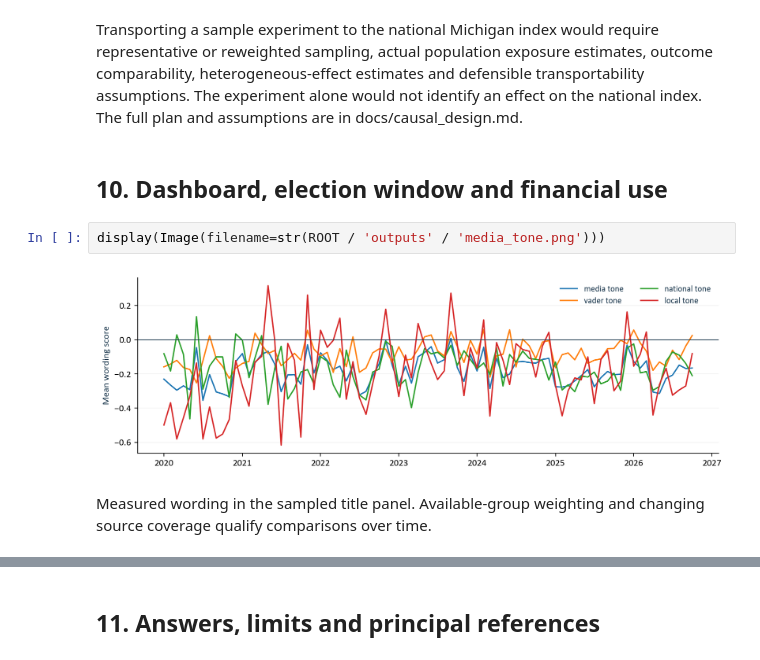
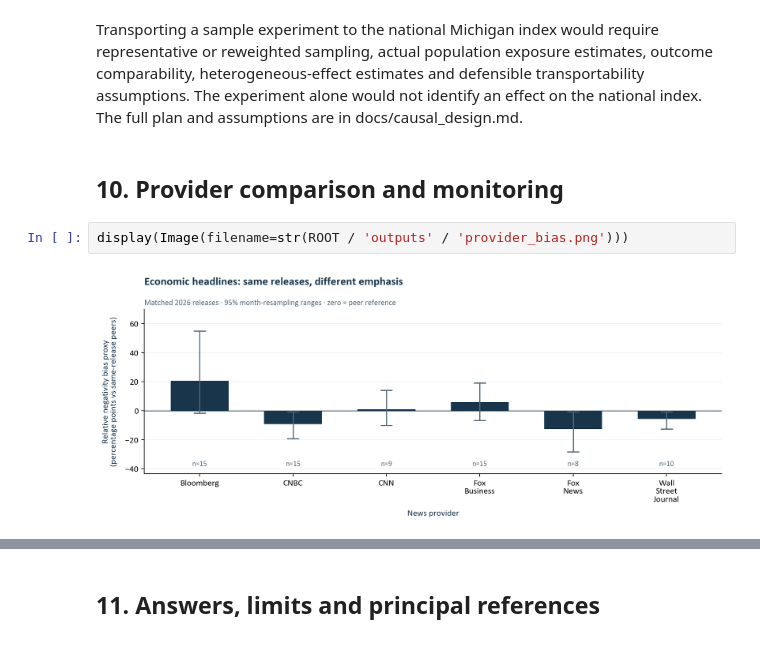
Before and after one commit to ph2606/FRE-GY-7871A-Final-Project, a Jupyter notebook: final_project.ipynb, the cells around one changed output, grey strips where cells are left out. Saved outputs shown, nothing was run; the diff lists cells and outputs as text.

Commit message:
Add matched-release provider comparison and strengthen final validation

```diff
--- a/final_project.ipynb
+++ b/final_project.ipynb
@@ -310,10 +424,8 @@ display(table)
 # %% [markdown]
 Transporting a sample experiment to the national Michigan index would require representative or reweighted sampling, actual population exposure estimates, outcome comparability, heterogeneous-effect estimates and defensible transportability assumptions. The experiment alone would not identify an effect on the national index. The full plan and assumptions are in docs/causal_design.md.
-# %% [markdown]
-## 10. Dashboard, election window and financial use
+# %% [markdown]
+## 10. Provider comparison and monitoring
 # %%
-display(Image(filename=str(ROOT / 'outputs' / 'media_tone.png')))
+display(Image(filename=str(ROOT / 'outputs' / 'provider_bias.png')))
 # %% [output]
-[figure, old version]
+[figure, new version]
-# %% [markdown]
-Measured wording in the sampled title panel. Available-group weighting and changing source coverage qualify comparisons over time.
```
Also changed, not shown: parts of 39 cells of this notebook, 22 other files.
